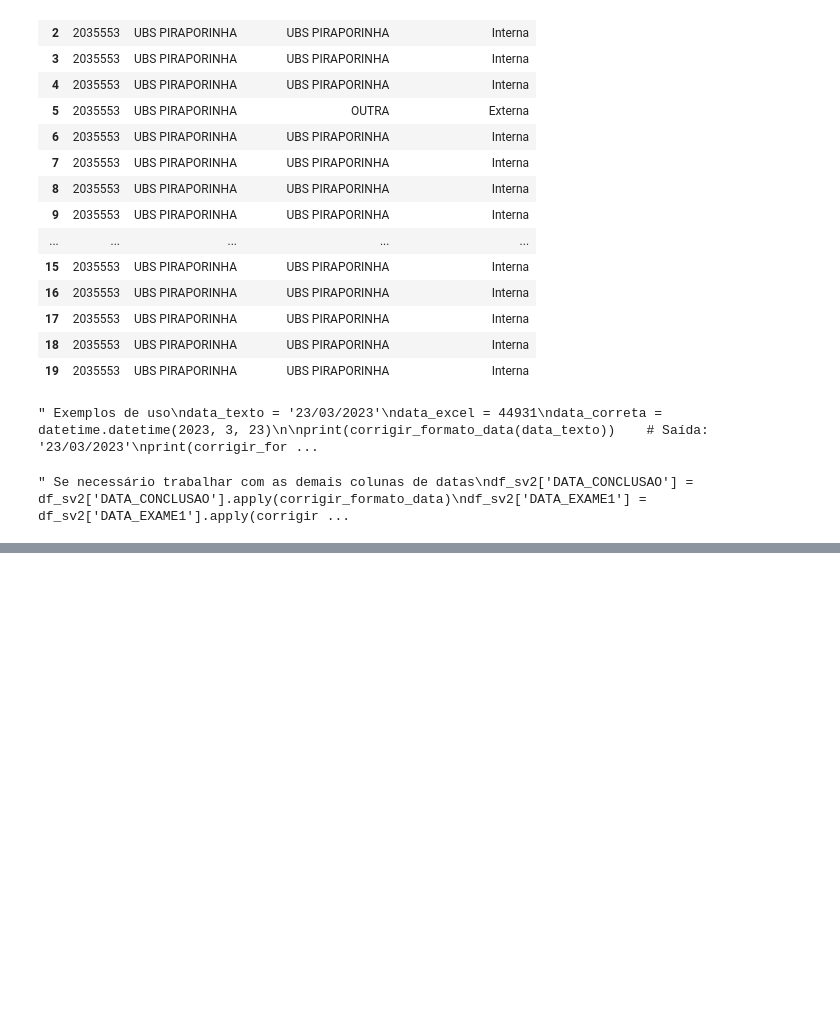
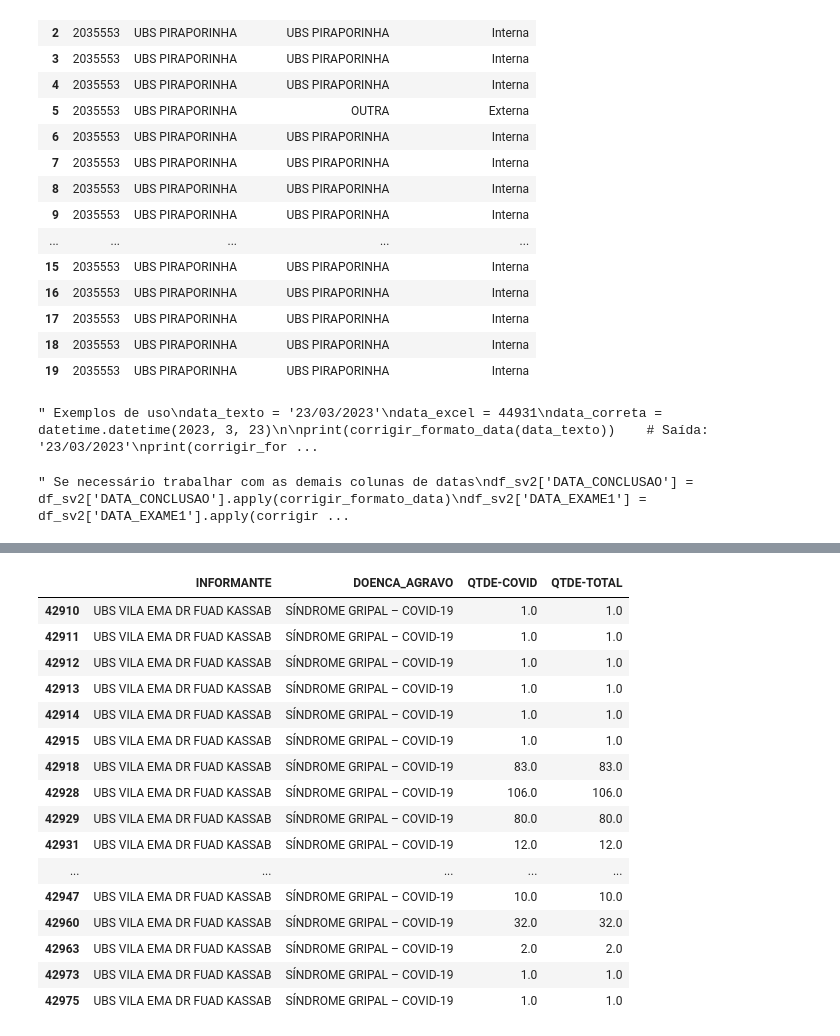
Before and after one commit to jaquelinalbuquerque/projeto-epidemio, a Jupyter notebook: projeto_epidemiosv2.ipynb, the cells around one changed output, grey strips where cells are left out. Cells and saved outputs as stored; diff of their text form; code cells hidden in the pictures; blank space fills up the shorter version.

```diff
--- a/projeto_epidemiosv2.ipynb
+++ b/projeto_epidemiosv2.ipynb
@@ -251,0 +262,10 @@ df_sv2.head(20)[["INFORMANTE", "PACIENTE", "DATA_NOTIFICACAO", "NASCIMENTO", "DA
+# %%
+#
+# Cria a coluna "QTDE-TOTAL" duplicada de "QTDE-COVID"
+df_sv2['QTDE-TOTAL'] = df_sv2['QTDE-COVID']
+
+# Preenche os valores nulos na coluna "QTDE-TOTAL" com 1
+df_sv2['QTDE-TOTAL'].fillna(1, inplace=True)
+
+
+df_sv2.tail(20)[['DOENCA_AGRAVO', 'QTDE-COVID', 'QTDE-TOTAL']]
@@ -251,0 +290,22 @@ df_sv2.head(20)[["INFORMANTE", "PACIENTE", "DATA_NOTIFICACAO", "NASCIMENTO", "DA
+# %%
+# Filtra as primeiras 20 linhas onde a coluna "DOENÇA" seja igual a "covid"
+filtro_covid = df_sv2[df_sv2['DOENCA_AGRAVO'] == 'SÍNDROME GRIPAL – COVID-19']
+filtro_covid.tail(20)[['INFORMANTE', 'DOENCA_AGRAVO', 'QTDE-COVID', 'QTDE-TOTAL']]
+# %% [output]
+|  | INFORMANTE | DOENCA_AGRAVO | QTDE-COVID | QTDE-TOTAL |
+| 42910 | UBS VILA EMA DR FUAD KASSAB | SÍNDROME GRIPAL – COVID-19 | 1.0 | 1.0 |
+| 42911 | UBS VILA EMA DR FUAD KASSAB | SÍNDROME GRIPAL – COVID-19 | 1.0 | 1.0 |
+| 42912 | UBS VILA EMA DR FUAD KASSAB | SÍNDROME GRIPAL – COVID-19 | 1.0 | 1.0 |
+| 42913 | UBS VILA EMA DR FUAD KASSAB | SÍNDROME GRIPAL – COVID-19 | 1.0 | 1.0 |
+| 42914 | UBS VILA EMA DR FUAD KASSAB | SÍNDROME GRIPAL – COVID-19 | 1.0 | 1.0 |
+| 42915 | UBS VILA EMA DR FUAD KASSAB | SÍNDROME GRIPAL – COVID-19 | 1.0 | 1.0 |
+| 42918 | UBS VILA EMA DR FUAD KASSAB | SÍNDROME GRIPAL – COVID-19 | 83.0 | 83.0 |
+| 42928 | UBS VILA EMA DR FUAD KASSAB | SÍNDROME GRIPAL – COVID-19 | 106.0 | 106.0 |
+| 42929 | UBS VILA EMA DR FUAD KASSAB | SÍNDROME GRIPAL – COVID-19 | 80.0 | 80.0 |
+| 42931 | UBS VILA EMA DR FUAD KASSAB | SÍNDROME GRIPAL – COVID-19 | 12.0 | 12.0 |
+| ... | ... | ... | ... | ... |
+| 42947 | UBS VILA EMA DR FUAD KASSAB | SÍNDROME GRIPAL – COVID-19 | 10.0 | 10.0 |
+| 42960 | UBS VILA EMA DR FUAD KASSAB | SÍNDROME GRIPAL – COVID-19 | 32.0 | 32.0 |
+| 42963 | UBS VILA EMA DR FUAD KASSAB | SÍNDROME GRIPAL – COVID-19 | 2.0 | 2.0 |
+| 42973 | UBS VILA EMA DR FUAD KASSAB | SÍNDROME GRIPAL – COVID-19 | 1.0 | 1.0 |
+| 42975 | UBS VILA EMA DR FUAD KASSAB | SÍNDROME GRIPAL – COVID-19 | 1.0 | 1.0 |
```
Also changed, not shown: parts of 11 cells of this notebook.
